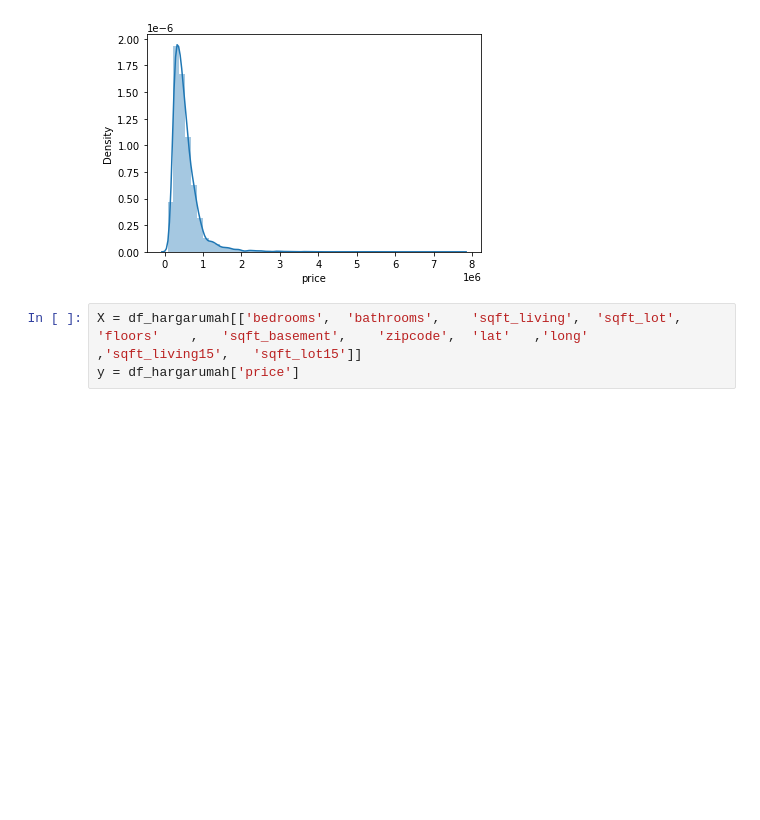
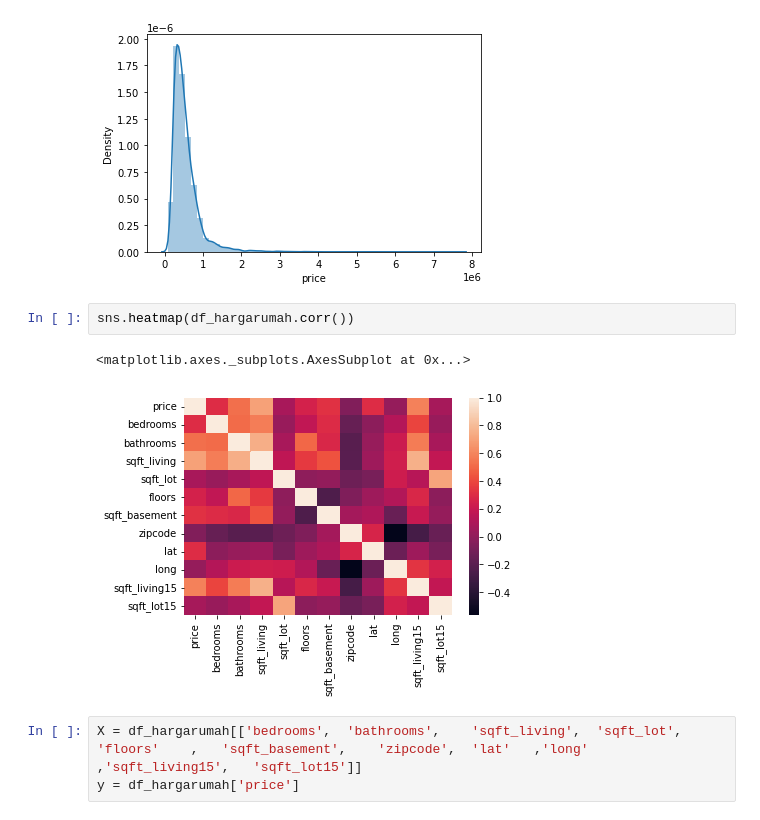
Before and after one commit to Muhammad-Ikhwan-Fathulloh/FGD-Kelompok-4-Linear-and-Logistic-Regression, a Jupyter notebook: KELOMPOK_4_LINEAR_REGRESSION.ipynb, the cells around one changed output. Saved outputs shown, nothing was run; the diff lists cells and outputs as text; blank space fills up the shorter version.

```diff
--- a/KELOMPOK_4_LINEAR_REGRESSION.ipynb
+++ b/KELOMPOK_4_LINEAR_REGRESSION.ipynb
@@ -91,6 +91,11 @@ sns.distplot(df_hargarumah['price'])
 # %% [output]
 <matplotlib.axes._subplots.AxesSubplot at 0x...>
 [figure]
+# %%
+sns.heatmap(df_hargarumah.corr())
+# %% [output]
+<matplotlib.axes._subplots.AxesSubplot at 0x...>
+[figure, added]
 # %%
 X = df_hargarumah[['bedrooms',	'bathrooms',	'sqft_living',	'sqft_lot',	'floors'	,	'sqft_basement',	'zipcode',	'lat'	,'long'	,'sqft_living15',	'sqft_lot15']]
 y = df_hargarumah['price']
```
